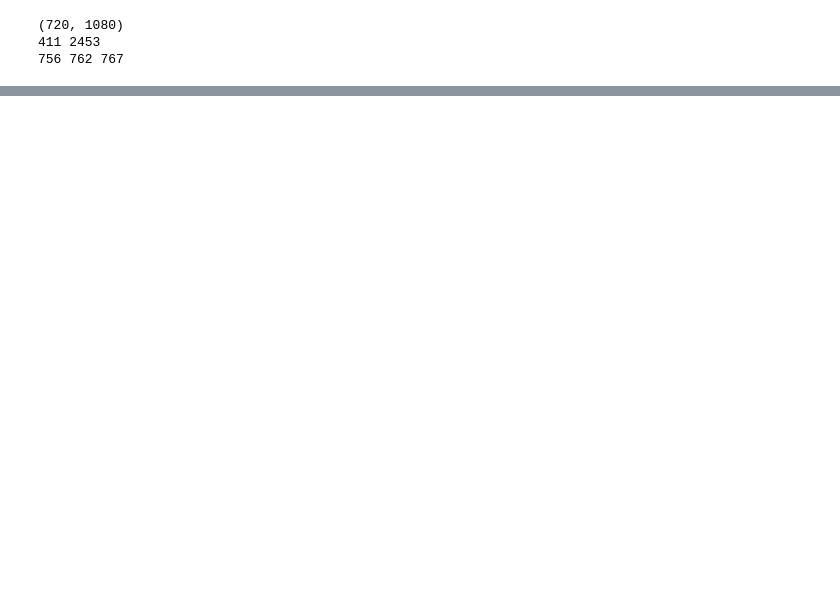
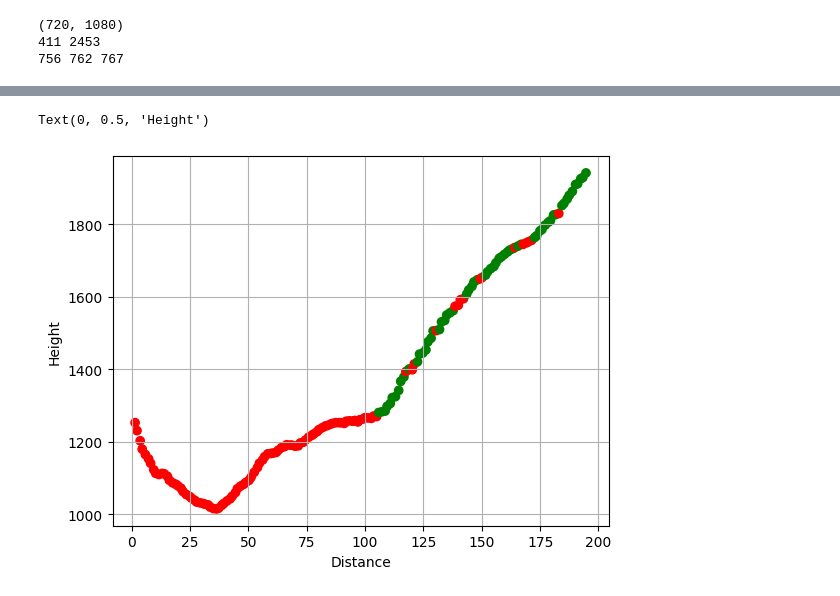
Before and after one commit to lukzimmermann/SkyLineSight, a Jupyter notebook: notebooks/basic.ipynb, the cells around one changed output, grey strips where cells are left out. Cells and saved outputs as stored; diff of their text form; code cells hidden in the pictures; blank space fills up the shorter version.

```diff
--- a/notebooks/basic.ipynb
+++ b/notebooks/basic.ipynb
@@ -154,0 +169,19 @@ Text(0, 0.5, 'Height')
+# %%
+result = compute_coordinates(topology, start, coordinates_points)
+distance = []
+height = []
+for c in result:
+    distance.append(c.distance)
+    height.append(c.height)
+
+plt.scatter(
+    distance,
+    height,
+    c=['green' if c.is_visible else 'red' for c in result]
+)
+plt.grid()
+plt.xlabel('Distance')
+plt.ylabel('Height')
+# %% [output]
+Text(0, 0.5, 'Height')
+[figure, added]
```
Also changed, not shown: parts of 9 cells of this notebook, 4 other files.
